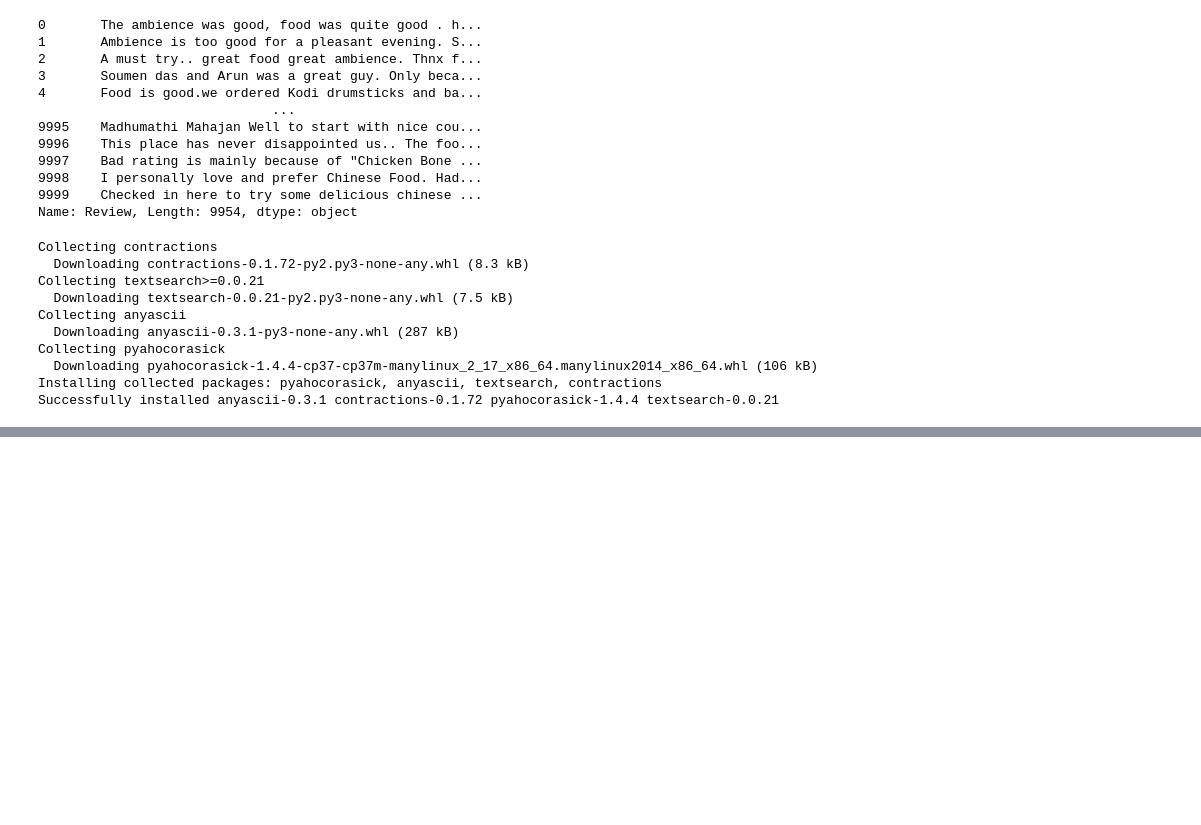
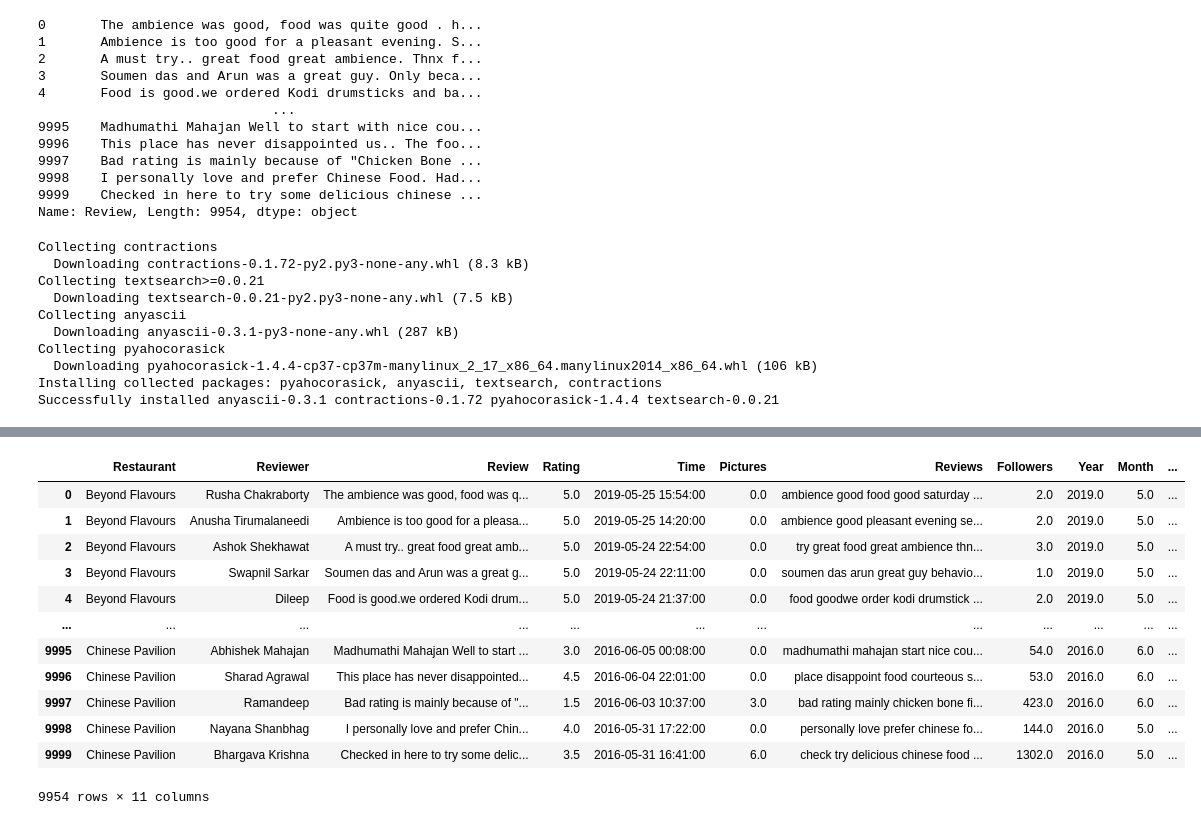
Before and after one commit to vikram0050/Zomato-Restaurant-Clustering-And-Sentiment-Analysis, a Jupyter notebook: Vikramaditya_Sah_ZOMATO_RESTAURANT_CLUSTERING_AND_SENTIMENT_ANALYSIS.ipynb, the cells around one changed output, grey strips where cells are left out. Drawn from its saved outputs; the diff is of its cells as text; code cells hidden in the pictures; blank space fills up the shorter version.

```diff
--- a/Vikramaditya_Sah_ZOMATO_RESTAURANT_CLUSTERING_AND_SENTIMENT_ANALYSIS.ipynb
+++ b/Vikramaditya_Sah_ZOMATO_RESTAURANT_CLUSTERING_AND_SENTIMENT_ANALYSIS.ipynb
@@ -771,0 +910,13 @@ Successfully installed anyascii-0.3.1 contractions-0.1.72 pyahocorasick-1.4.4 te
+# %%
+'''
+convert the string in lower case, remove punctuation, non leters(numbers, emoji etc),
+extra spaces, and non ascii characters, lemmatization and removing stop words
+'''
+reviews=lower_case(reviews)
+reviews=remove_punctuation(reviews)
+reviews=remove_non_leters(reviews)
+reviews=remove_all_extra_spaces(reviews)
+reviews=remove_non_ascii_prinatble_from_list(reviews)
+reviews=remove_contrations(reviews)
+reviews=lemmatization_(reviews)
+reviews=remove_stop_words(reviews)
@@ -771,0 +948,4 @@ Successfully installed anyascii-0.3.1 contractions-0.1.72 pyahocorasick-1.4.4 te
+# %%
+# storing the reviews in a feature of df
+reviews_df['Reviews']=reviews
+reviews_df.head()
@@ -771,0 +959,25 @@ Successfully installed anyascii-0.3.1 contractions-0.1.72 pyahocorasick-1.4.4 te
+# %%
+#function to removing words greater than 45 and less than 2
+def len_less_than2(review):
+  review=" ".join([i for i in review.split() if len(i)>2])
+  review=" ".join([i for i in review.split() if len(i)<=45])
+  return review
+# %%
+#removing words greater than 45 and less than 2
+reviews_df['Reviews']=reviews_df['Reviews'].apply(lambda x:len_less_than2(x))
+# %%
+reviews_df
+# %% [output]
+|  | Restaurant | Reviewer | Review | Rating | Time | Pictures | Reviews | Followers | Year | Month | ... |
+| 0 | Beyond Flavours | Rusha Chakraborty | The ambience was good, food was q... | 5.0 | 2019-05-25 15:54:00 | 0.0 | ambience good food good saturday ... | 2.0 | 2019.0 | 5.0 | ... |
+| 1 | Beyond Flavours | Anusha Tirumalaneedi | Ambience is too good for a pleasa... | 5.0 | 2019-05-25 14:20:00 | 0.0 | ambience good pleasant evening se... | 2.0 | 2019.0 | 5.0 | ... |
+| 2 | Beyond Flavours | Ashok Shekhawat | A must try.. great food great amb... | 5.0 | 2019-05-24 22:54:00 | 0.0 | try great food great ambience thn... | 3.0 | 2019.0 | 5.0 | ... |
+| 3 | Beyond Flavours | Swapnil Sarkar | Soumen das and Arun was a great g... | 5.0 | 2019-05-24 22:11:00 | 0.0 | soumen das arun great guy behavio... | 1.0 | 2019.0 | 5.0 | ... |
+| 4 | Beyond Flavours | Dileep | Food is good.we ordered Kodi drum... | 5.0 | 2019-05-24 21:37:00 | 0.0 | food goodwe order kodi drumstick ... | 2.0 | 2019.0 | 5.0 | ... |
+| ... | ... | ... | ... | ... | ... | ... | ... | ... | ... | ... | ... |
+| 9995 | Chinese Pavilion | Abhishek Mahajan | Madhumathi Mahajan Well to start ... | 3.0 | 2016-06-05 00:08:00 | 0.0 | madhumathi mahajan start nice cou... | 54.0 | 2016.0 | 6.0 | ... |
+| 9996 | Chinese Pavilion | Sharad Agrawal | This place has never disappointed... | 4.5 | 2016-06-04 22:01:00 | 0.0 | place disappoint food courteous s... | 53.0 | 2016.0 | 6.0 | ... |
+| 9997 | Chinese Pavilion | Ramandeep | Bad rating is mainly because of "... | 1.5 | 2016-06-03 10:37:00 | 3.0 | bad rating mainly chicken bone fi... | 423.0 | 2016.0 | 6.0 | ... |
+| 9998 | Chinese Pavilion | Nayana Shanbhag | I personally love and prefer Chin... | 4.0 | 2016-05-31 17:22:00 | 0.0 | personally love prefer chinese fo... | 144.0 | 2016.0 | 5.0 | ... |
+| 9999 | Chinese Pavilion | Bhargava Krishna | Checked in here to try some delic... | 3.5 | 2016-05-31 16:41:00 | 6.0 | check try delicious chinese food ... | 1302.0 | 2016.0 | 5.0 | ... |
+9954 rows × 11 columns
```
Also changed, not shown: parts of 34 cells of this notebook.
